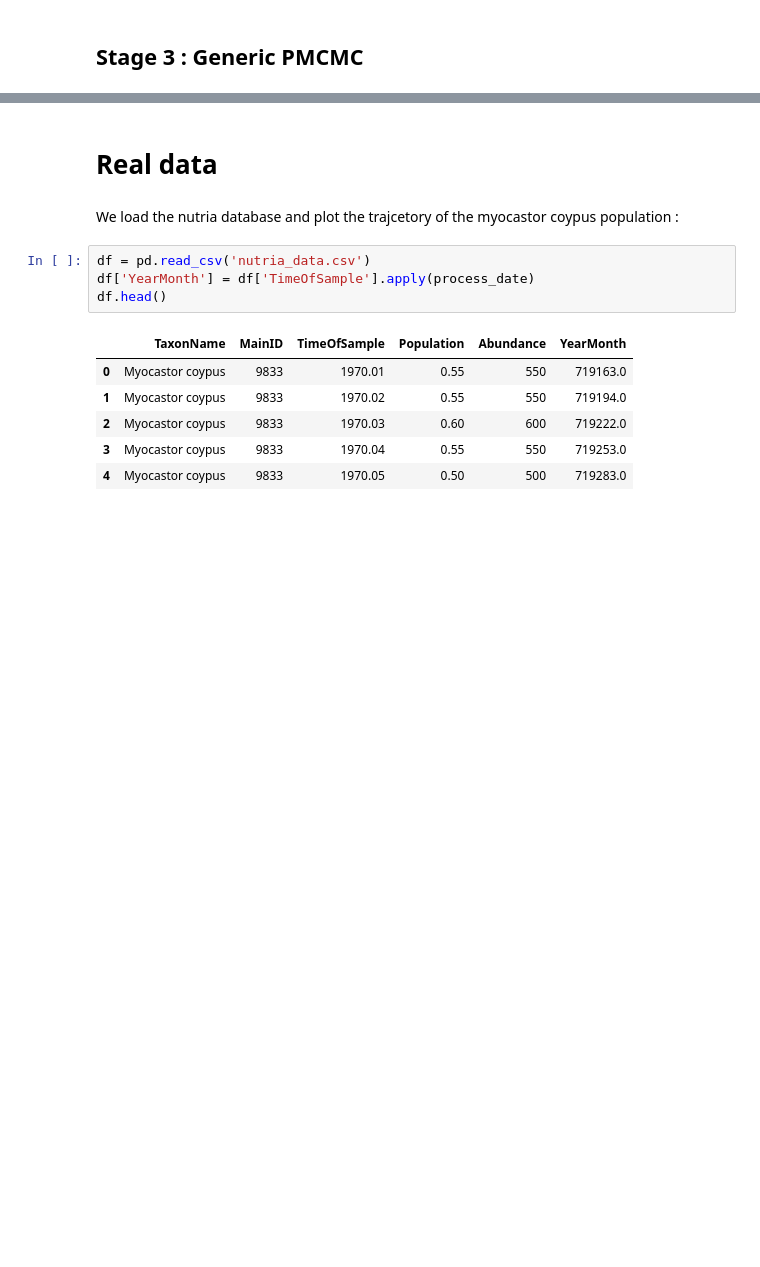
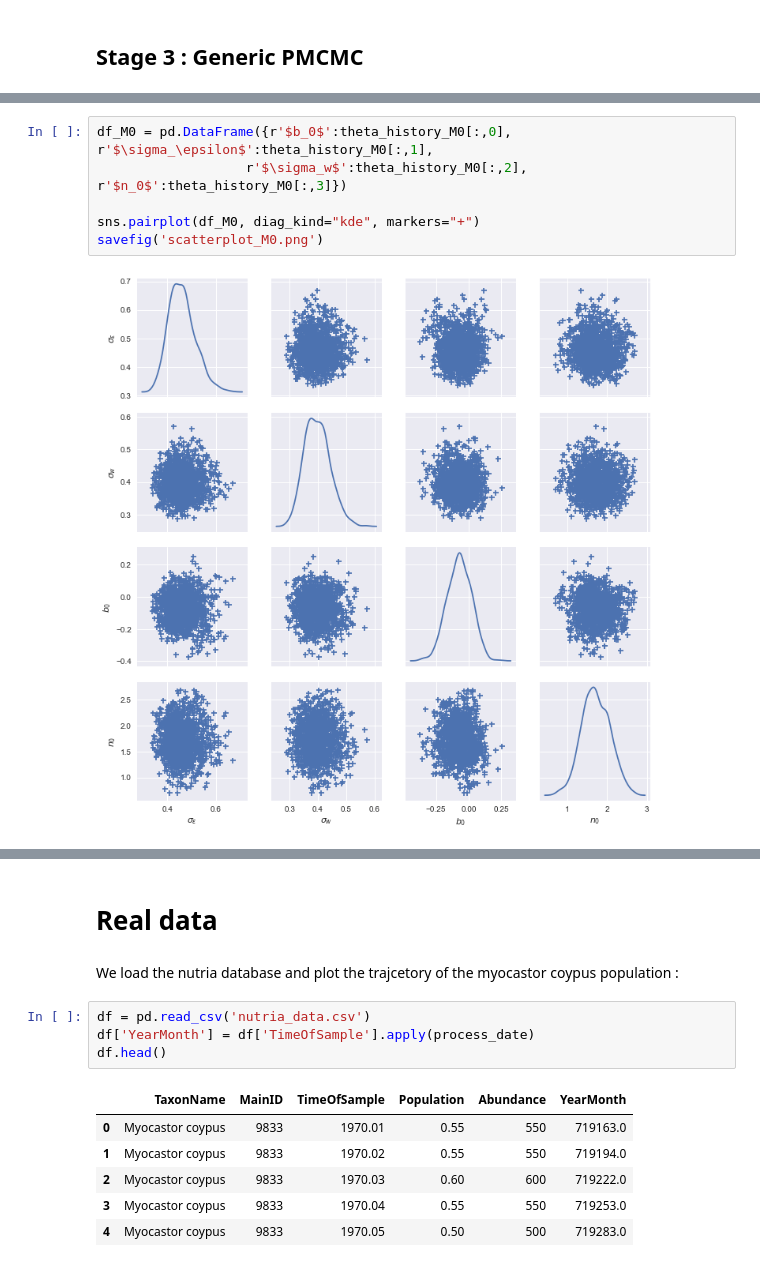
Before and after one commit to NicolasSchreuder/AdPMCMC_project, a Jupyter notebook: scripts/main.ipynb, the cells around one changed output, grey strips where cells are left out. Cells and saved outputs as stored; diff of their text form; blank space fills up the shorter version.

```diff
--- a/scripts/main.ipynb
+++ b/scripts/main.ipynb
@@ -213,0 +135,8 @@ savefig('posterior_sigma_w_10k_300p_M2_burn500')
+# %%
+df_M0 = pd.DataFrame({r'$b_0$':theta_history_M0[:,0], r'$\sigma_\epsilon$':theta_history_M0[:,1],
+                   r'$\sigma_w$':theta_history_M0[:,2], r'$n_0$':theta_history_M0[:,3]})
+
+sns.pairplot(df_M0, diag_kind="kde", markers="+")
+savefig('scatterplot_M0.png')
+# %% [output]
+[figure, added]
```
Also changed, not shown: parts of 14 cells of this notebook, 6 other files.
